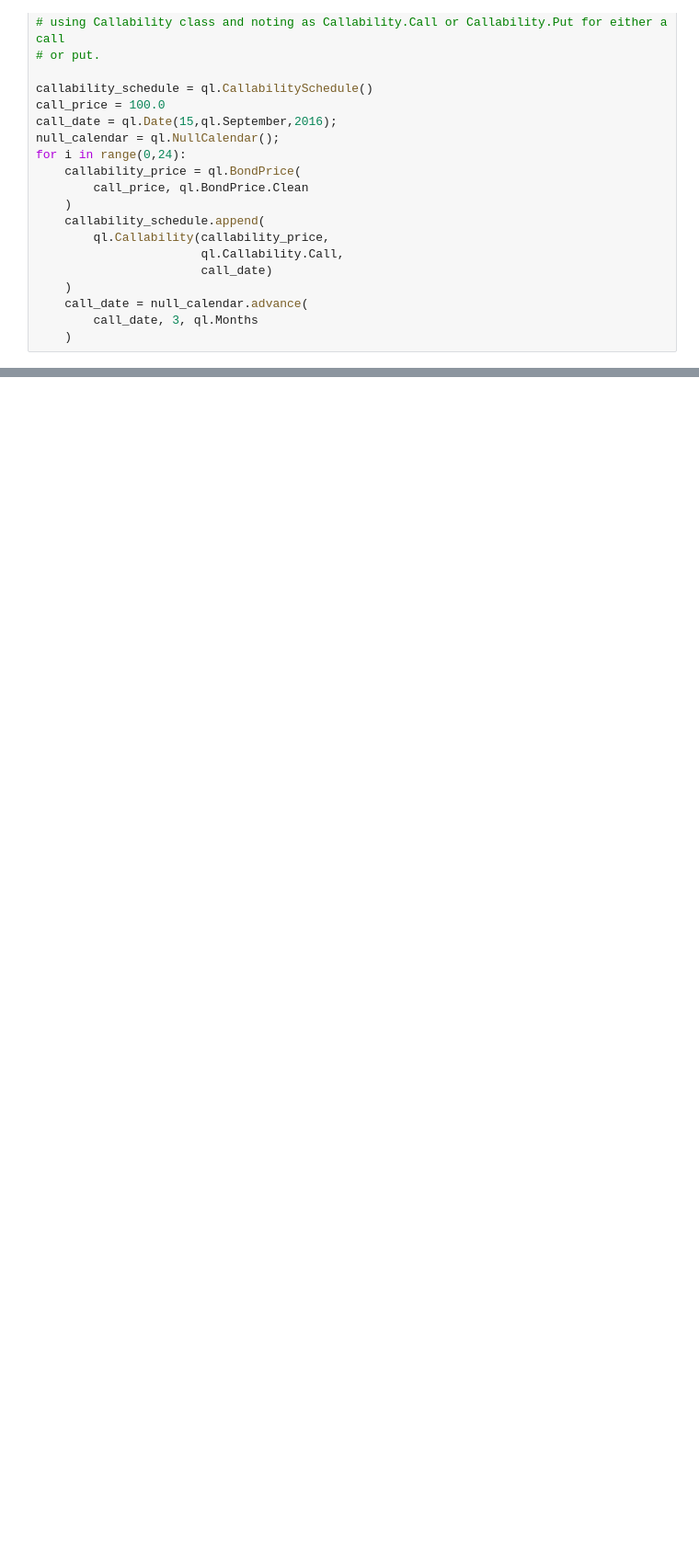
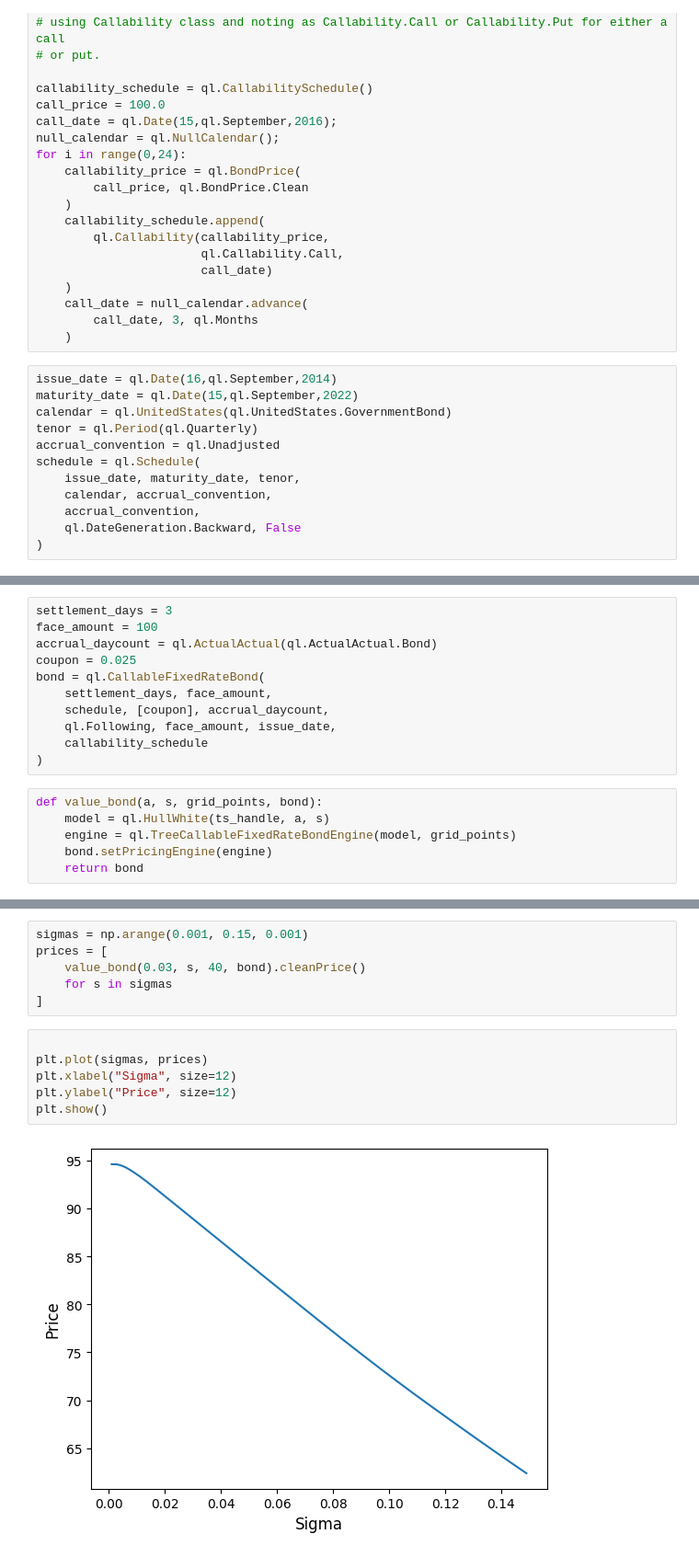
Before and after one commit to mimed95/quantlib_cookbook, a Jupyter notebook: Bonds/callable.ipynb, the cells around one changed output, grey strips where cells are left out. Shown at 92% size. Saved outputs shown, nothing was run; the diff lists cells and outputs as text; blank space fills up the shorter version.

Commit message:
updated callable

```diff
--- a/Bonds/callable.ipynb
+++ b/Bonds/callable.ipynb
@@ -35,3 +36,15 @@ for i in range(0,24):
     call_date = null_calendar.advance(
         call_date, 3, ql.Months
     )
+# %%
+issue_date = ql.Date(16,ql.September,2014)
+maturity_date = ql.Date(15,ql.September,2022)
+calendar = ql.UnitedStates(ql.UnitedStates.GovernmentBond)
+tenor = ql.Period(ql.Quarterly)
+accrual_convention = ql.Unadjusted
+schedule = ql.Schedule(
+    issue_date, maturity_date, tenor,
+    calendar, accrual_convention,
+    accrual_convention,
+    ql.DateGeneration.Backward, False
+)
@@ -37,0 +53,17 @@ for i in range(0,24):
+# %%
+settlement_days = 3
+face_amount = 100
+accrual_daycount = ql.ActualActual(ql.ActualActual.Bond)
+coupon = 0.025
+bond = ql.CallableFixedRateBond(
+    settlement_days, face_amount,
+    schedule, [coupon], accrual_daycount,
+    ql.Following, face_amount, issue_date,
+    callability_schedule
+)
+# %%
+def value_bond(a, s, grid_points, bond):
+    model = ql.HullWhite(ts_handle, a, s)
+    engine = ql.TreeCallableFixedRateBondEngine(model, grid_points)
+    bond.setPricingEngine(engine)
+    return bond
@@ -37,0 +76,14 @@ for i in range(0,24):
+# %%
+sigmas = np.arange(0.001, 0.15, 0.001)
+prices = [
+    value_bond(0.03, s, 40, bond).cleanPrice()
+    for s in sigmas
+]
+# %%
+
+plt.plot(sigmas, prices)
+plt.xlabel("Sigma", size=12)
+plt.ylabel("Price", size=12)
+plt.show()
+# %% [output]
+[figure, added]
```
Also changed, not shown: parts of 5 cells of this notebook.
